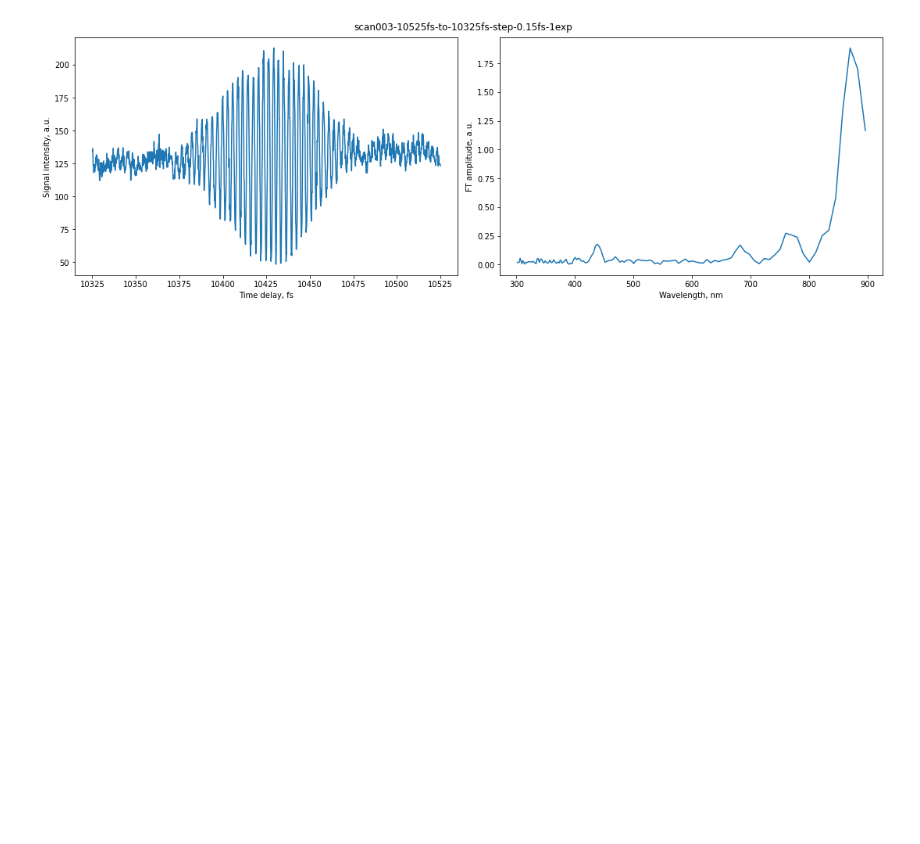
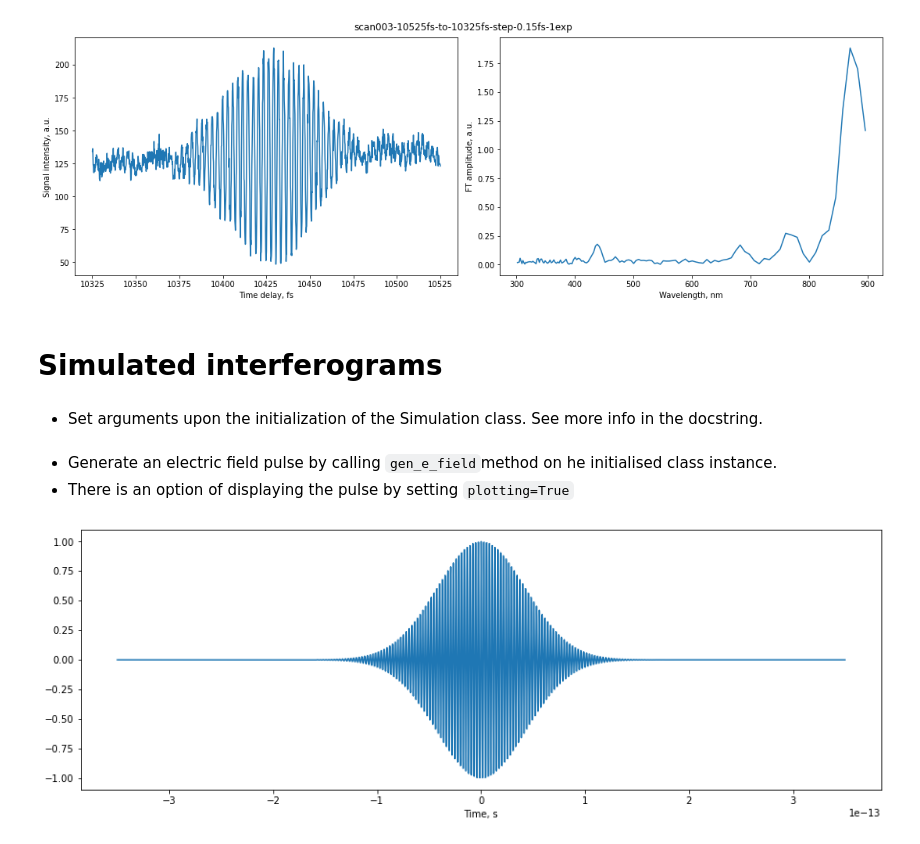
Before and after one commit to pkliui/Interferometry, a Jupyter notebook: Interferogram/docs/InterferogramAnalysis.ipynb, the cells around one changed output. Saved outputs shown, nothing was run; the diff lists cells and outputs as text; code cells hidden in the pictures; blank space fills up the shorter version.

````diff
--- a/Interferogram/docs/InterferogramAnalysis.ipynb
+++ b/Interferogram/docs/InterferogramAnalysis.ipynb
@@ -80,3 +83,5 @@ ifgm.display_all(vs_wavelength=True, wav_min=300, wav_max=900, wav_units="nm")
 [figure]
 [figure]
 [figure]
+# %% [markdown]
+# Simulated interferograms
@@ -82,0 +90,13 @@ ifgm.display_all(vs_wavelength=True, wav_min=300, wav_max=900, wav_units="nm")
+# %% [markdown]
+* Set arguments upon the initialization of the Simulation class. See more info in the docstring.
+# %%
+sim = Simulation(lambd=800e-9, t_fwhm=100e-15, t_phase=0,
+                 t_start=-350e-15, t_end=350e-15, delta_t=0.1e-15,
+                 tau_start=-350e-15, tau_end=350e-15, delta_tau=0.1e-15)
+# %% [markdown]
+* Generate an electric field pulse by calling ```gen_e_field```method on he initialised class instance.
+* There is an option of displaying the pulse by setting ```plotting=True```
+# %%
+sim.gen_e_field(plotting=True);
+# %% [output]
+[figure, added]
````
Also changed, not shown: parts of 7 cells of this notebook, 1 other file.
